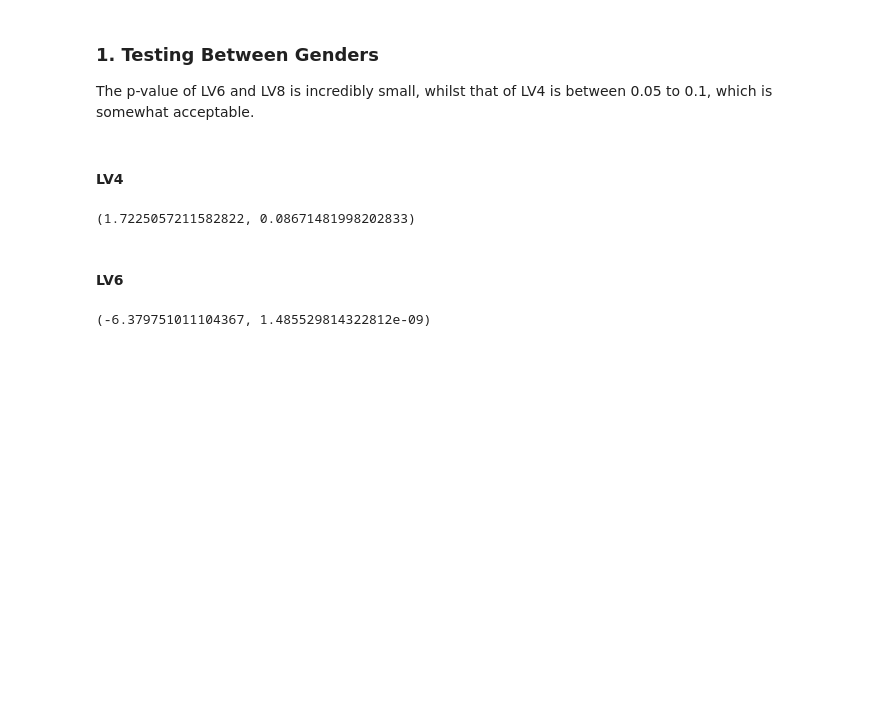
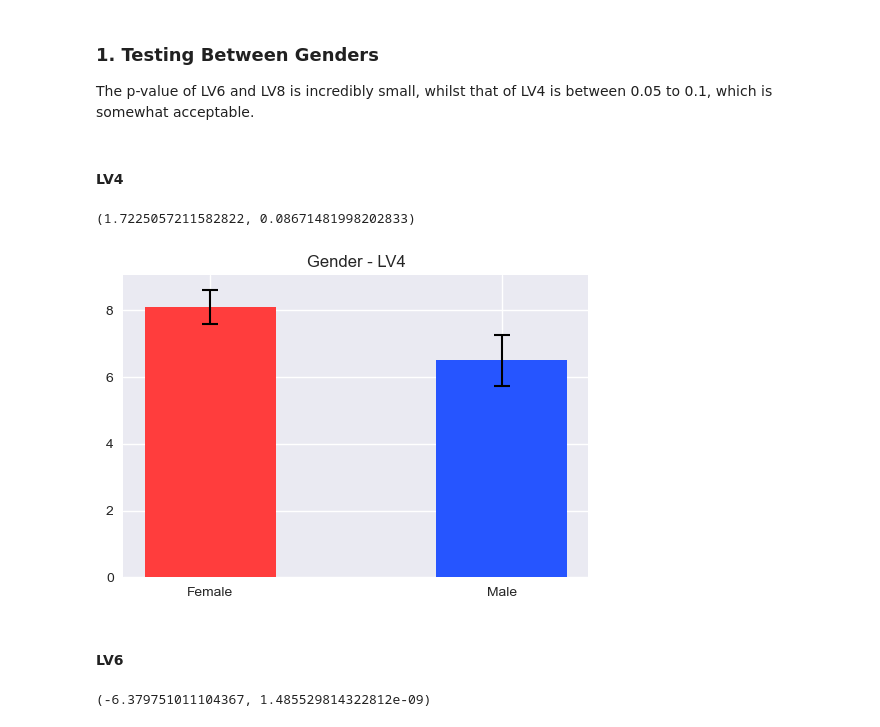
Before and after one commit to shinbutou/tsinghua_hcira, a Jupyter notebook: Earbuds/primary_analysis.ipynb, the cells around one changed output. Cells and saved outputs as stored; diff of their text form; code cells hidden in the pictures; blank space fills up the shorter version.

Commit message:
updating with graphs and miscellaneous adjustments

```diff
--- a/Earbuds/primary_analysis.ipynb
+++ b/Earbuds/primary_analysis.ipynb
@@ -28,7 +28,7 @@ class element:
         self.se = np.std(self.data) / np.sqrt(len(self.data))
         return self.se
 # %%
-def graph(dataset: list, labels: list, title: str):
+def graph(dataset: list, labels: list, colors: list, title: str):
     data_list = []
     se_list = []
 
@@ -39,6 +39,6 @@ def graph(dataset: list, labels: list, title: str):
         se_list.append(dataset[i].se)
 
     figure(figsize=(6, 4), dpi=100)
-    plt.bar(labels, data_list, yerr=se_list, width=0.45, error_kw=dict(lw=2, capsize=6, capthick=2))
+    plt.bar(labels, data_list, color=colors, yerr=se_list, width=0.45, error_kw=dict(lw=1.5, capsize=6, capthick=1.5))
     plt.title(title)
-    plt.savefig('./img/primary/' + title + '.png', format='png', dpi=200)
+    plt.savefig('./imgs/primary/' + title + '.png', format='png', dpi=200)
@@ -55,16 +58,37 @@ graph([LV4_yel_top, LV4_yel_mid, LV4_yel_bot], ['top', 'middle', 'bottom'], 'exp
+# %%
+gender_labels = ['Female', 'Male']
+gender_tickets = ['#ff3d3d', '#2655ff']
+
+area_labels = ['Blue', 'Green', 'Red', 'Pink', 'Yellow']
+area_tickets = ['#261e8f', '#068f43', '#b30707', '#d14b4b', '#f2cb05']
+
+position_labels = ['Top', 'Middle', 'Bottom']
+blu_tickets = ['#2655ff', '#382dd6', '#261e8f']
+gre_tickets = ['#4fab78', '#239154', '#005c2f']
+red_tickets = ['#ff3d3d', '#d42424', '#b30707']
+pin_tickets = ['#f5c4c4', '#de8e8e', '#d16b6b']
+yel_tickets = ['#ffe35c', '#f2cb05', '#e0a800']
 # %% [markdown]
 ### 1. Testing Between Genders
 The p-value of LV6 and LV8 is incredibly small, whilst that of LV4 is between 0.05 to 0.1, which is somewhat acceptable.
 # %%
-LV4_tstat, LV4_pvalue = stats.ttest_ind(df[df['Gender'] == 0]['LV4'], df[df['Gender'] == 1]['LV4'])
-LV6_tstat, LV6_pvalue = stats.ttest_ind(df[df['Gender'] == 0]['LV6'], df[df['Gender'] == 1]['LV6'])
-LV8_tstat, LV8_pvalue = stats.ttest_ind(df[df['Gender'] == 0]['LV8'], df[df['Gender'] == 1]['LV8'])
+LV4_female, LV4_male = element(df[df['Gender'] == 0]['LV4'], 0, 0), element(df[df['Gender'] == 1]['LV4'], 0, 0)
+LV6_female, LV6_male = element(df[df['Gender'] == 0]['LV6'], 0, 0), element(df[df['Gender'] == 1]['LV6'], 0, 0)
+LV8_female, LV8_male = element(df[df['Gender'] == 0]['LV8'], 0, 0), element(df[df['Gender'] == 1]['LV8'], 0, 0)
+
+LV4_tstat, LV4_pvalue = stats.ttest_ind(LV4_female.data, LV4_male.data)
+LV6_tstat, LV6_pvalue = stats.ttest_ind(LV6_female.data, LV6_male.data)
+LV8_tstat, LV8_pvalue = stats.ttest_ind(LV8_female.data, LV8_male.data)
 # %% [markdown]
 #### LV4
 # %%
 LV4_tstat, LV4_pvalue
 # %% [output]
 (1.7225057211582822, 0.08671481998202833)
+# %%
+graph([LV4_female, LV4_male], gender_labels, gender_tickets, 'Gender - LV4')
+# %% [output]
+[figure, added]
 # %% [markdown]
 #### LV6
 # %%
```
Also changed, not shown: parts of 8 cells of this notebook, 28 other files.
